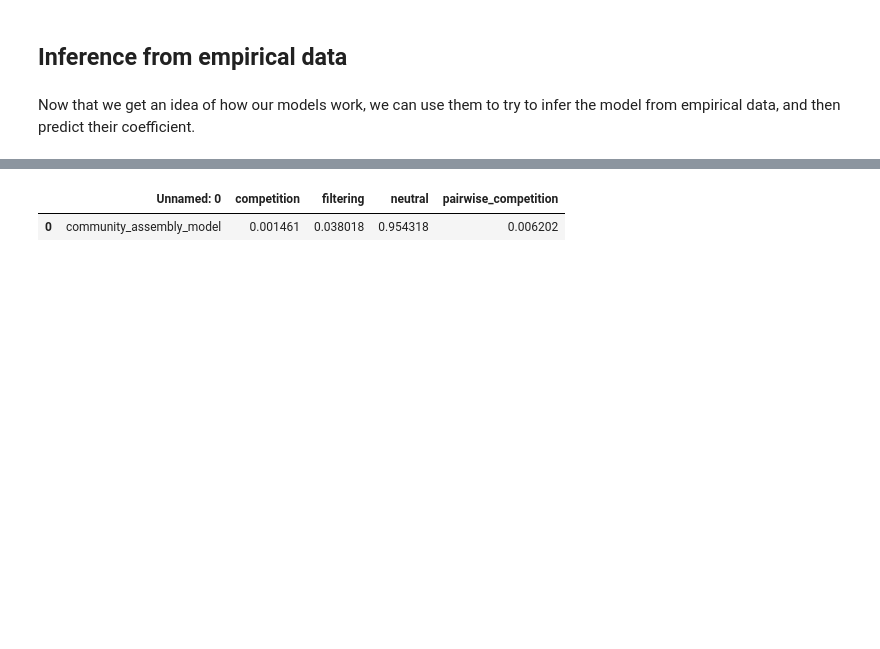
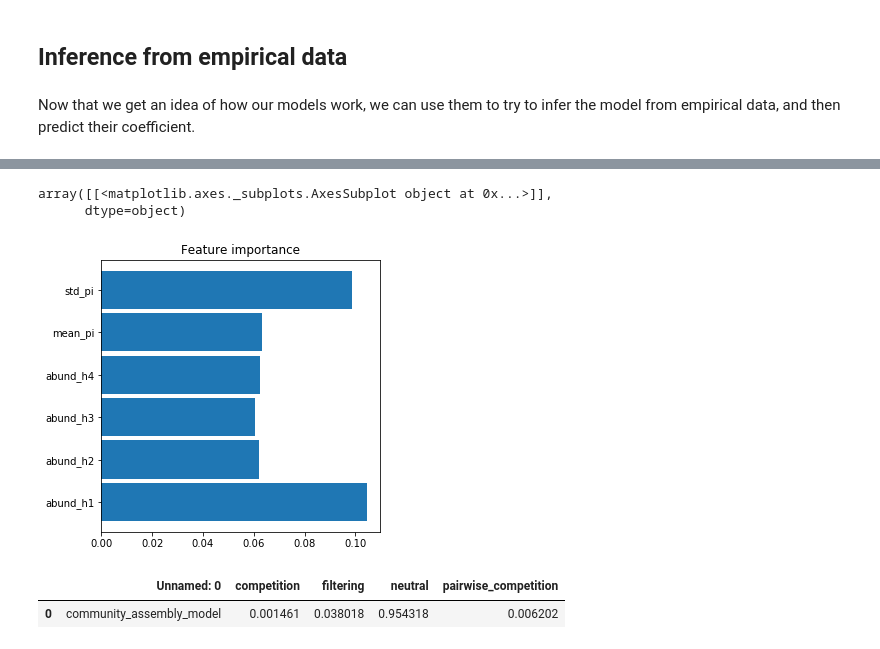
Before and after one commit to messDiv/MESS, a Jupyter notebook: Main.ipynb, the cells around one changed output, grey strips where cells are left out. Saved outputs shown, nothing was run; the diff lists cells and outputs as text; code cells hidden in the pictures; blank space fills up the shorter version.

```diff
--- a/Main.ipynb
+++ b/Main.ipynb
@@ -548,0 +564,8 @@ display(spiders_est)
+# %%
+rgr = joblib.load("inference_results/Reunion_spiders/cla.pkl")
+# %%
+%matplotlib inline
+display(rgr.feature_importances())
+
+rgr.plot_feature_importance(figsize=(5,5))
+# %% [output]
@@ -549,3 +574,6 @@ display(spiders_est)
+array([[<matplotlib.axes._subplots.AxesSubplot object at 0x...>]],
+      dtype=object)
+[figure, added]
 # %%
 snails_cl = pd.read_csv("inference_results/Galapagos_snails/est1.csv")
 snails_proba = pd.read_csv("inference_results/Galapagos_snails/proba.csv")
```
Also changed, not shown: parts of 16 cells of this notebook.
